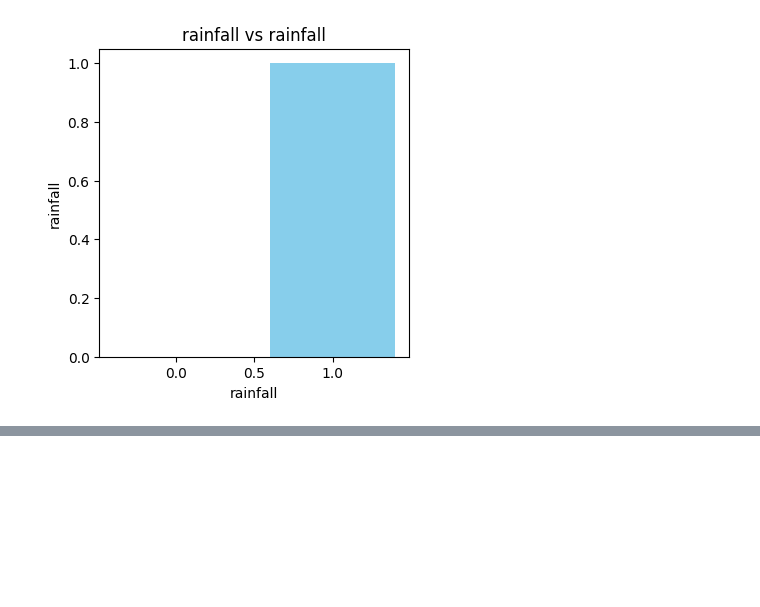
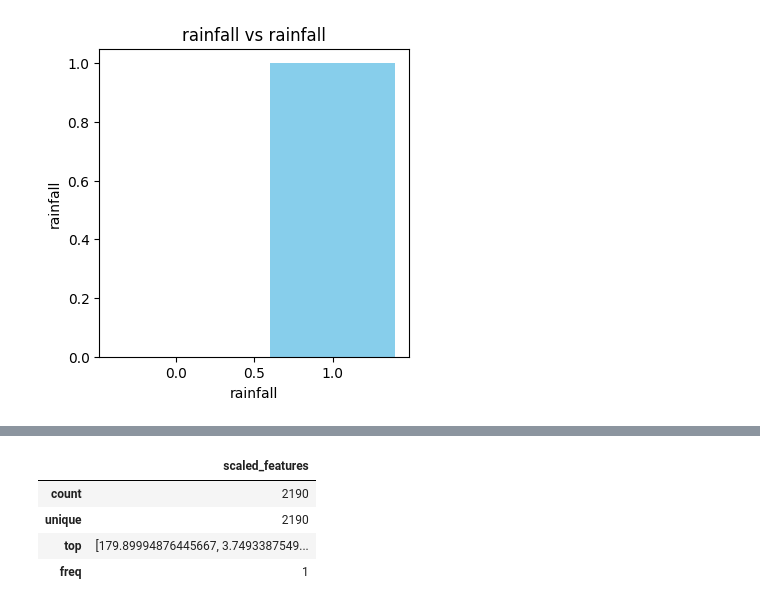
Before and after one commit to savindumahasen/Rainfall-prediction-ML-project, a Jupyter notebook: notebook.ipynb, the cells around one changed output, grey strips where cells are left out. Drawn from its saved outputs; the diff is of its cells as text; code cells hidden in the pictures; blank space fills up the shorter version.

Commit message:
check info and statistics of scaled dataset

```diff
--- a/notebook.ipynb
+++ b/notebook.ipynb
@@ -271,0 +285,10 @@ for df_train_set_pandas_columns in df_train_set_pandas.columns:
+# %%
+## check the summary stactics of dataset
+pandas_df_stat=pandas_df.describe()
+pandas_df_stat
+# %% [output]
+|  | scaled_features |
+| count | 2190 |
+| unique | 2190 |
+| top | [179.89994876445667, 3.7493387549... |
+| freq | 1 |
```
Also changed, not shown: parts of 1 cell of this notebook.
